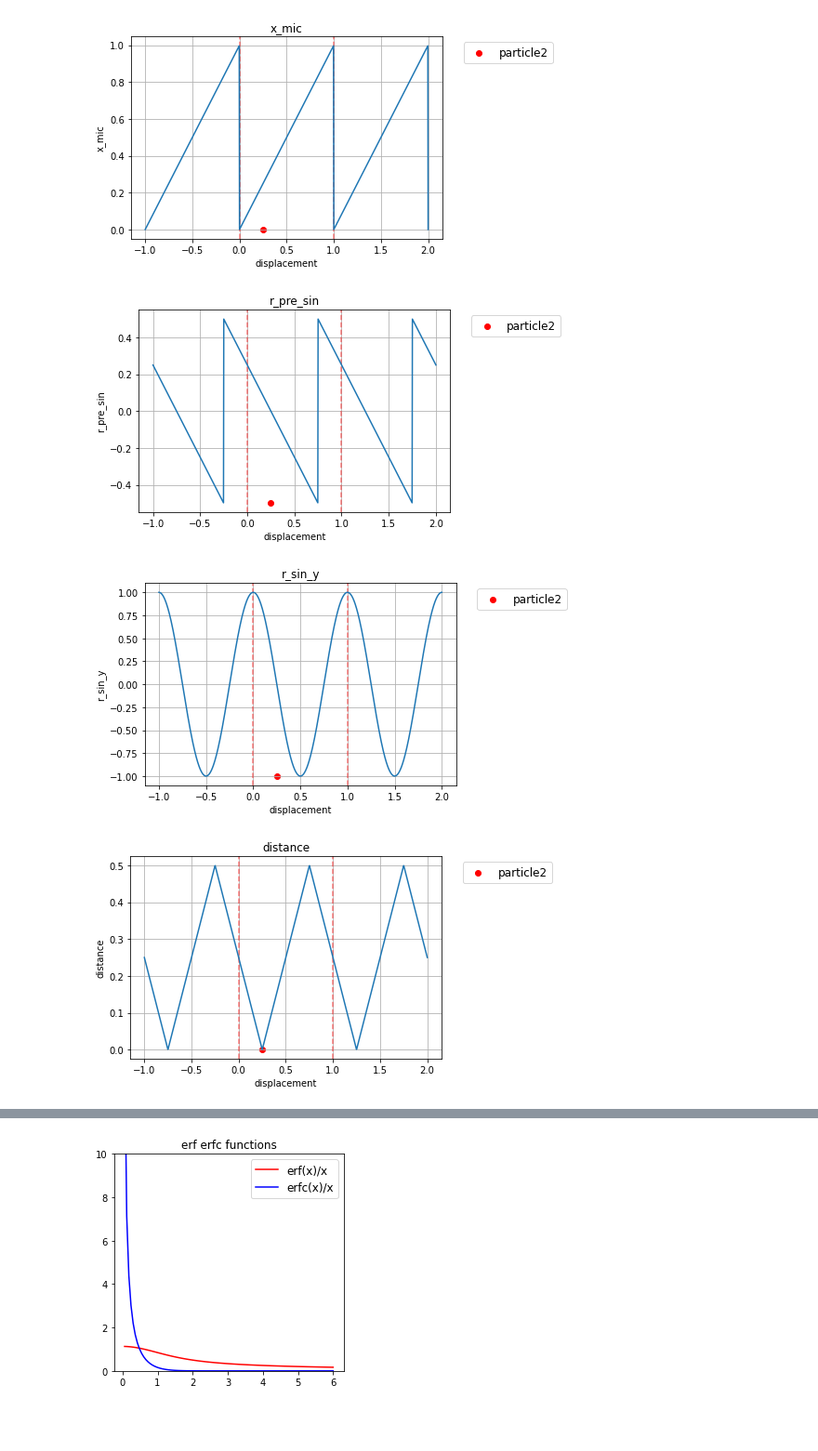
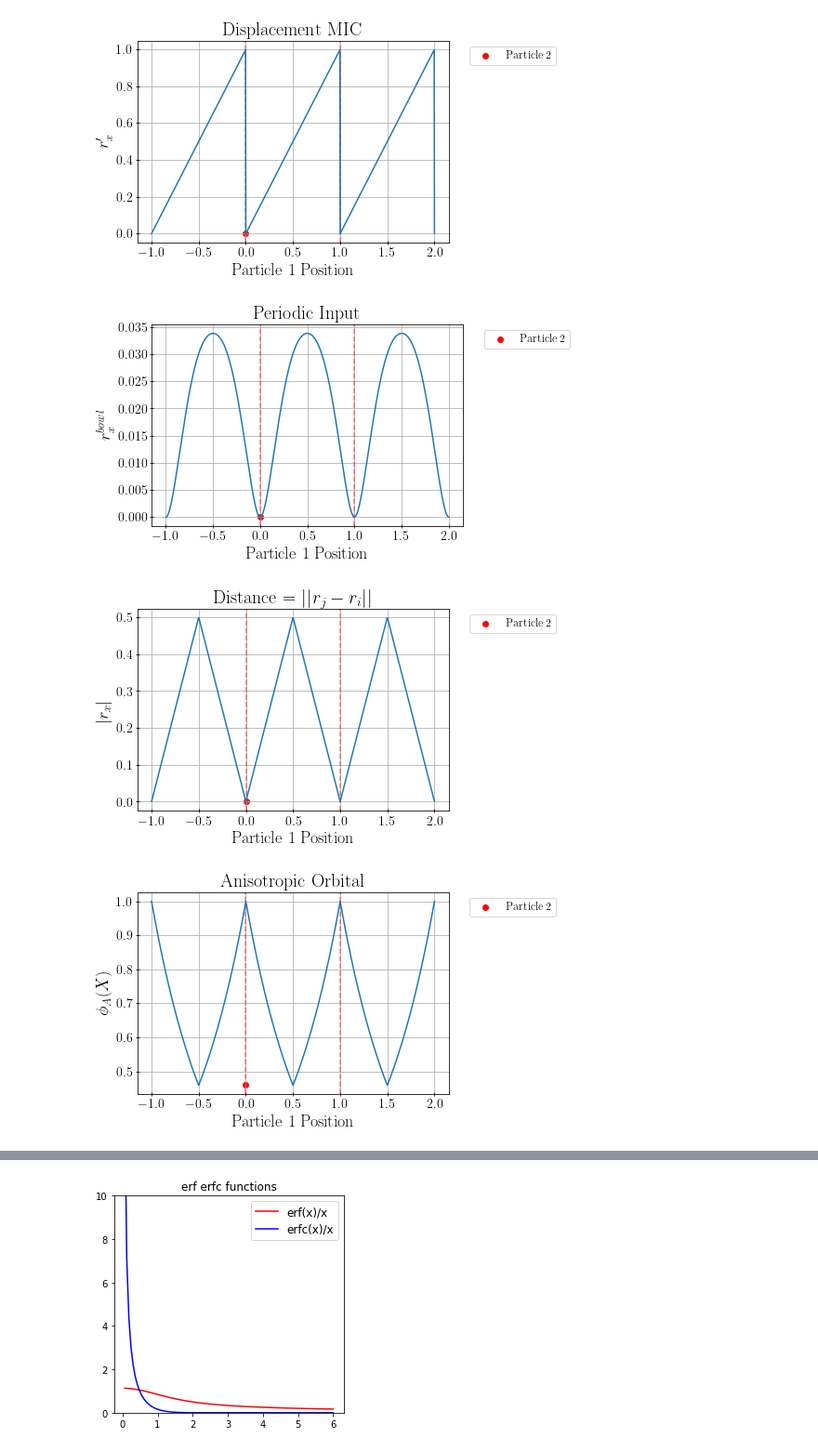
Before and after one commit to xmax1/nn_ansatz, a Jupyter notebook: src/scripts/validation/070921_summary/demos.ipynb, the cells around one changed output, grey strips where cells are left out. Shown at 93% size. Drawn from its saved outputs; the diff is of its cells as text; code cells hidden in the pictures; blank space fills up the shorter version.

```diff
--- a/src/scripts/validation/070921_summary/demos.ipynb
+++ b/src/scripts/validation/070921_summary/demos.ipynb
@@ -42,12 +72,13 @@ def iso_spline(sigma, distance, length=1.):
 real_basis = np.array([[1., 0., 0.], [0., 1., 0.], [0., 0., 1.]])
 inv_real_basis = np.linalg.inv(real_basis)
 
-X = np.linspace(-1, 2., 1000)
-r0 = np.array([[0.0],[0.25],[0.0]])
+X = np.linspace(-1, 2, 1000)
+r0 = np.array([[0.0],[0.0],[0.0]])
 sigma = np.random.rand(3, 3)
 sigma = sigma @ np.transpose(sigma)
 iso_sigma = np.random.uniform(0, 1)
 eps = 0.01
+l = 1.
 
 data = []
 for x in X:
@@ -55,9 +86,10 @@ for x in X:
     r1 = keep_in_boundary(r1.T, real_basis, inv_real_basis).T
     r = r0 - r1
     r = apply_minimum_image_convention(r)
-    r_pre_sin = r[1]
-    r_sin_y = np.sin(2*np.pi*r)[1]
+    # r_pre_sin = r[1]
+    # r_sin_y = np.sin(2*np.pi*r)[1]
     distance = np.linalg.norm(r, axis=0)[0]
+    bowl = r[1]**2 / np.exp((4./l)*np.abs(r[1]))
 
     # anisotropic
     y = np.exp(-np.linalg.norm(sigma @ r))
@@ -68,11 +100,13 @@ for x in X:
     iso_y = isotropic(iso_sigma, distance)
     iso_periodic = iso_spline(iso_sigma, distance)
 
-    tmp = [x, r1[1], r_pre_sin, r_sin_y, distance, y, y_eps0, y_eps, iso_y, iso_periodic]
+    tmp = [x, r1[1], bowl, distance, y, y_eps, iso_y, iso_periodic]
 
     data.append(tmp)
 
-names = ['x', 'x_mic', 'r_pre_sin', 'r_sin_y', 'distance', 'orb', 'orb_eps0', 'orb_eps%.3f' % eps, 'iso_y', 'iso_spline']
+names = ['$r_x$', '$r_x\'$', '$r_x^{bowl}$', '$|r_x|$', '$\phi_A(X)$', '$\phi_A^p(X)$', '$\phi_I(X)$', '$\phi\'_I(X)$']
+titles = ['Displacement $r_{ij}$', 'Displacement MIC', 'Periodic Input', 'Distance = $||r_j - r_i||$',
+                     'Anisotropic Orbital', 'Anisotropic Periodic Orbital ($\epsilon$ = %.2f)' % eps, 'Isotropic Orbital', 'Isotropic Periodic Orbital']
 data = pd.DataFrame(data=data, columns=names)
 print(data)
 # %% [output]
@@ -96,4 +130,5 @@ print(data)
 # %%
+
 def pretty_base(title=None,
                 xaxis=None,
                 yaxis=None,
@@ -105,12 +140,20 @@ def pretty_base(title=None,
                 ylines=[]):
     fig, ax = plt.subplots(1, 1, figsize=figsize)
 
-    csfont = {'fontname':'Comic Sans MS'}
+    csfont = {'fontname':'Times New Roman'}
     hfont = {'fontname':'Helvetica'}
 
-    ax.set_title(title) #, **csfont)
-    ax.set_xlabel(xaxis) #, **hfont)
-    ax.set_ylabel(yaxis)
+    plt.rcParams.update({
+    "text.usetex": True,
+    "font.family": "serif"})
+    # "font.sans-serif": ["Times New Roman"]})
+
+    ax.set_title(title, fontsize=20)
+    ax.set_xlabel(xaxis, fontsize=18)
+    ax.set_ylabel(yaxis, fontsize=18)
+    ax.tick_params(which='both', direction='inout')
+    plt.xticks(fontsize=14)
+    plt.yticks(fontsize=14)
     if legend is None:
         pass
     elif legend is 'outside':
@@ -124,9 +167,9 @@ def pretty_base(title=None,
     [ax.axvline(x=y, ls='--', alpha=0.5, color='r') for y in ylines]
     return fig, ax
 
-for name in names:
-    fig, ax = pretty_base(title=name, yaxis=name, xaxis='displacement', figsize=(6,4), ylines=[0.0, 1.])
-    ax.scatter([0.25], [np.min(data[name])], label='particle2', color='red')
+for title, name in zip(titles, names):
+    fig, ax = pretty_base(title=title, yaxis=name, xaxis='Particle 1 Position', figsize=(6,4), ylines=[0.0, 1.])
+    ax.scatter([0.00], [np.min(data[name])], label='Particle 2', color='red', s=35)
     ax.plot(X, data[name])
     ax.legend(fontsize=12, bbox_to_anchor=(1.05, 1), loc='upper left')
 # %% [output]
@@ -134,4 +177,4 @@ for name in names:
-[figure, old version]
+[figure, new version]
-[figure, old version]
+[figure, new version]
-[figure, old version]
+[figure, new version]
-[figure, old version]
+[figure, new version]
```
Also changed, not shown: parts of 5 cells of this notebook, 18 other files.
